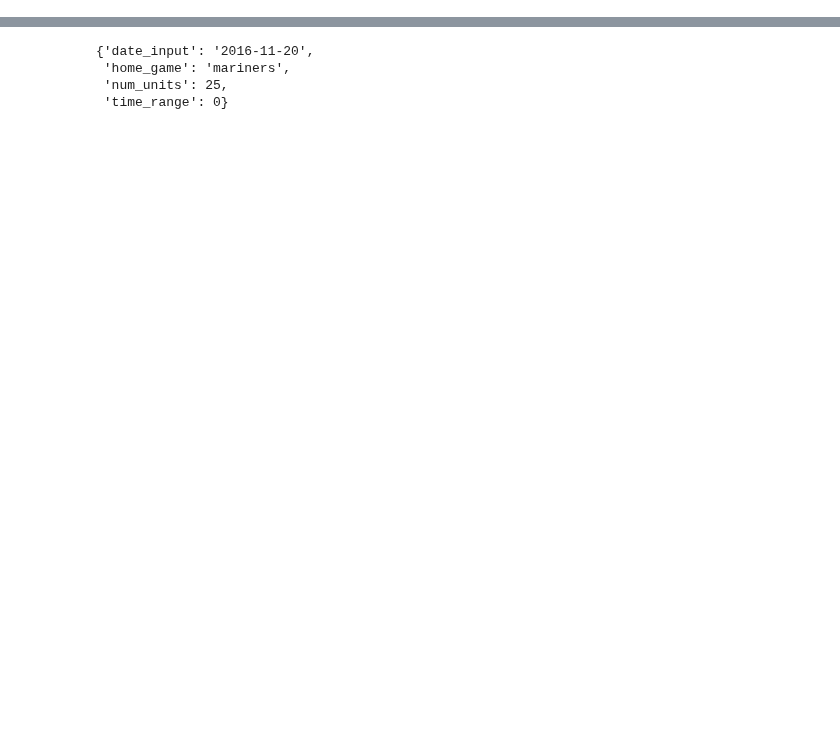
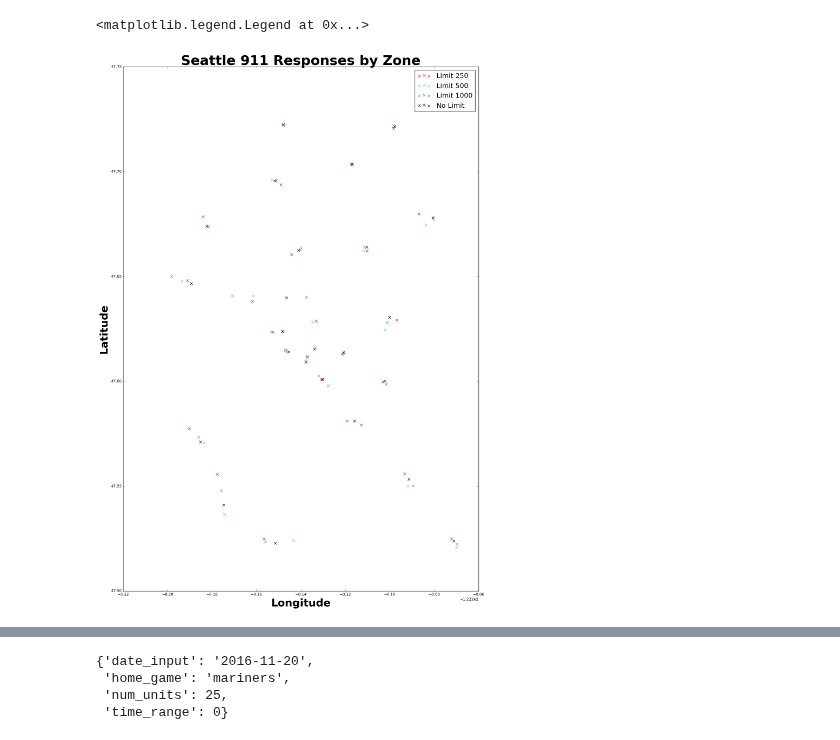
Before and after one commit to nickbuker/Rapid-Rescue, a Jupyter notebook: src/brain_test.ipynb, the cells around one changed output, grey strips where cells are left out. Cells and saved outputs as stored; diff of their text form; code cells hidden in the pictures; blank space fills up the shorter version.

```diff
--- a/src/brain_test.ipynb
+++ b/src/brain_test.ipynb
@@ -84,0 +103,5 @@ centroid_df.columns = ['Latitude', 'Longitude']
+# %%
+# No limit of historical data size
+cent_nolim = comb_centroids(centroids1, centroids2, centroids3, centroids4,
+                            centroids5, centroids6, centroids7)
+cent_nolim
@@ -84,0 +126,5 @@ centroid_df.columns = ['Latitude', 'Longitude']
+# %%
+# Limit 1000
+cent_1000 = comb_centroids(centroids1, centroids2, centroids3, centroids4,
+                            centroids5, centroids6, centroids7)
+cent_1000
@@ -84,0 +149,5 @@ centroid_df.columns = ['Latitude', 'Longitude']
+# %%
+# Limit 500
+cent_500 = comb_centroids(centroids1, centroids2, centroids3, centroids4,
+                            centroids5, centroids6, centroids7)
+cent_500
@@ -84,0 +172,5 @@ centroid_df.columns = ['Latitude', 'Longitude']
+# %%
+# Limit 250
+cent_250 = comb_centroids(centroids1, centroids2, centroids3, centroids4,
+                            centroids5, centroids6, centroids7)
+cent_250
@@ -85,3 +195,21 @@ centroid_df.columns = ['Latitude', 'Longitude']
+# %%
+# Create and save a scatter plot (map) of 911 calls by zone
+plt.figure(figsize=(16.96,25))
+# plt.scatter(x=df1.Longitude, y=df1.Latitude, color='m', s=30, alpha=0.4)
+# plt.scatter(x=df2.Longitude, y=df2.Latitude, color='orange', s=30, alpha=0.4)
+# plt.scatter(x=df3.Longitude, y=df3.Latitude, color='#38d159', s=30, alpha=0.4)
+# plt.scatter(x=df4.Longitude, y=df4.Latitude, color='b', s=30, alpha=0.4)
+plt.scatter(x=cent_250.Longitude, y=cent_250.Latitude, color='r', s=50, marker='x')
+plt.scatter(x=cent_500.Longitude, y=cent_500.Latitude, color='#53cfd6', s=50, marker='x')
+plt.scatter(x=cent_1000.Longitude, y=cent_1000.Latitude, color='#868591', s=50, marker='x')
+plt.scatter(x=cent_nolim.Longitude, y=cent_nolim.Latitude, s=50, color='k', marker='x')
+plt.xlabel('Longitude', fontsize=28, fontweight='bold')
+plt.ylabel('Latitude', fontsize=28, fontweight='bold')
+plt.title('Seattle 911 Responses by Zone', fontsize=36, fontweight='bold')
+plt.legend(['Limit 250', 'Limit 500', 'Limit 1000', 'No Limit'], fontsize=18)
+# %% [output]
+<matplotlib.legend.Legend at 0x...>
+[figure, added]
 # %%
 # Create and save a scatter plot (map) of 911 calls by zone
 plt.figure(figsize=(16.96,25))
```
Also changed, not shown: parts of 14 cells of this notebook, 3 other files.
